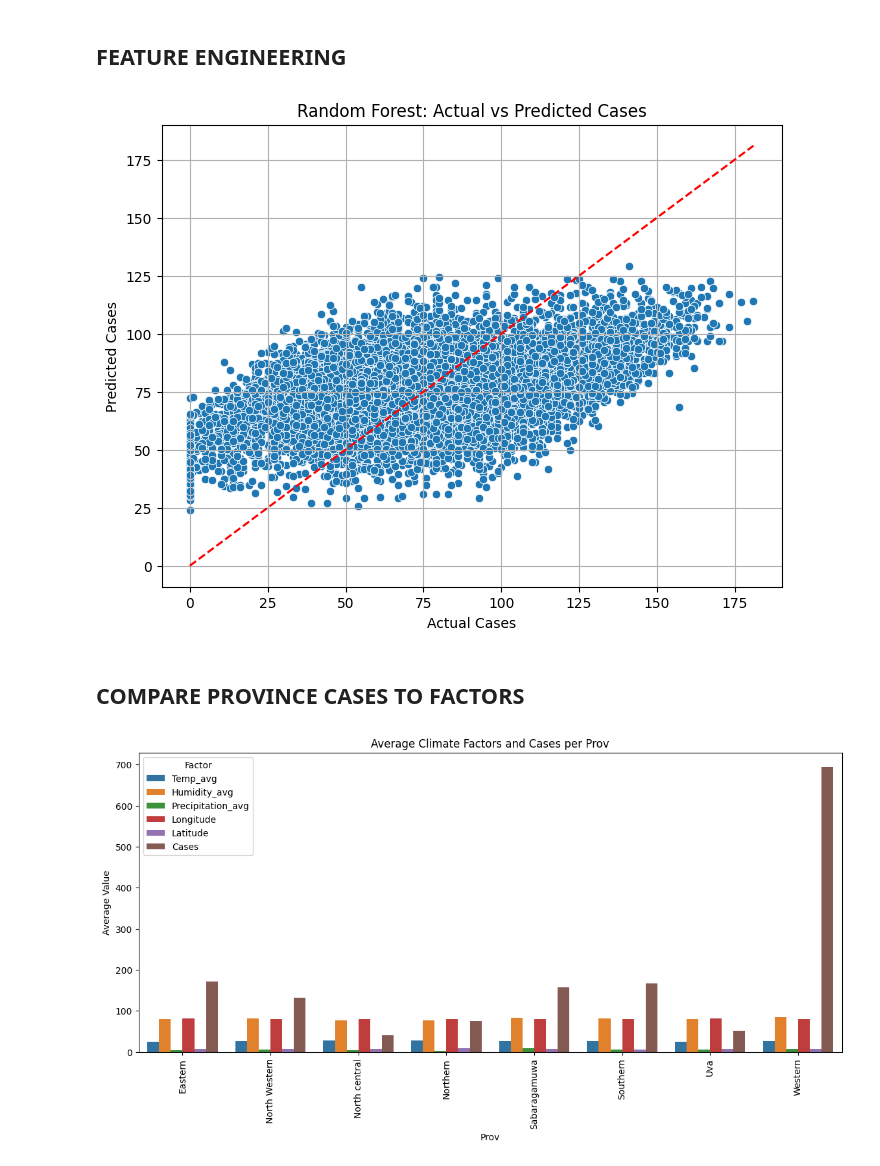
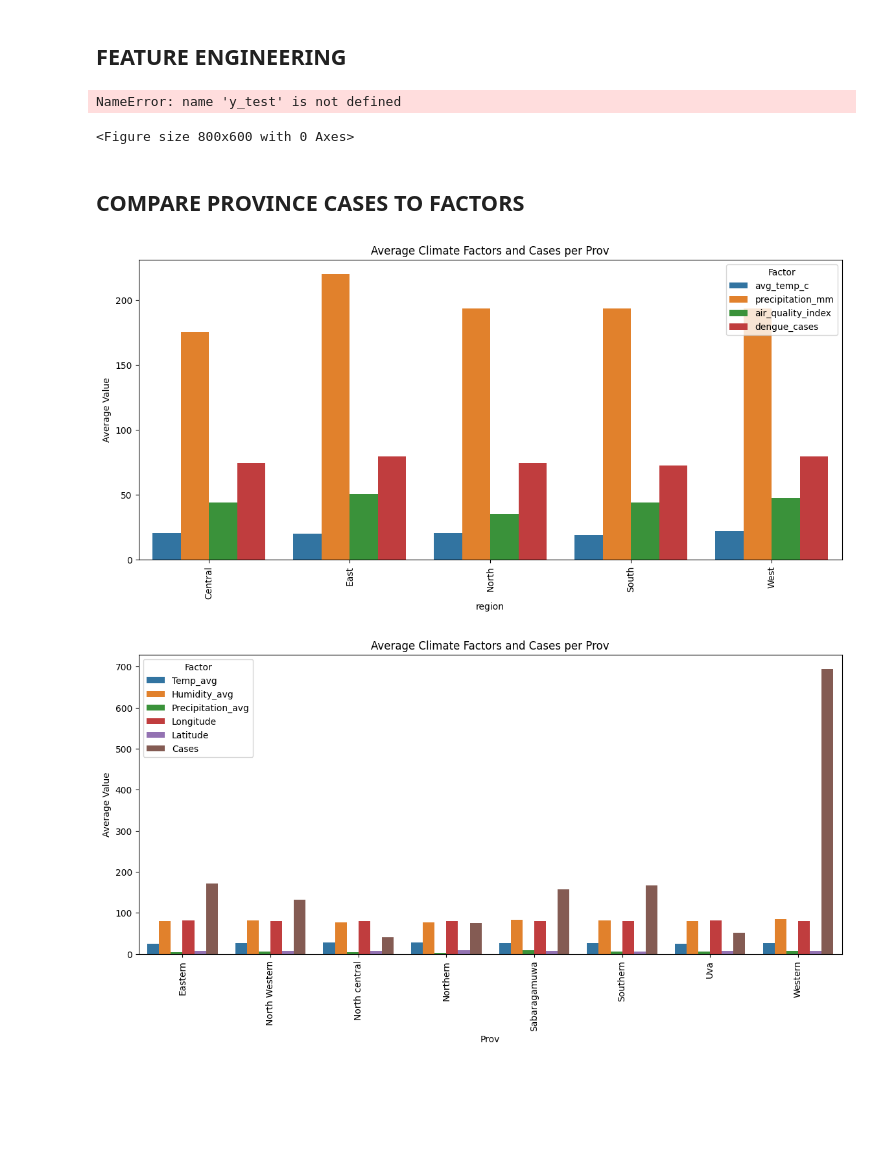
Before and after one commit to Zunuoh/Dengue-Fever-Prediction, a Jupyter notebook: New_Dengue_Prediction.ipynb, the cells around one changed output. Saved outputs shown, nothing was run; the diff lists cells and outputs as text; code cells hidden in the pictures; blank space fills up the shorter version.

Commit message:
Added cases per region and temperature

```diff
--- a/New_Dengue_Prediction.ipynb
+++ b/New_Dengue_Prediction.ipynb
@@ -184,25 +183,28 @@ sns.scatterplot(x=y_test, y=y_pred)
 plt.plot([y_test.min(), y_test.max()], [y_test.min(), y_test.max()], color='red', linestyle='--')  # ideal line
 plt.xlabel("Actual Cases")
 plt.ylabel("Predicted Cases")
-plt.title("Random Forest: Actual vs Predicted Cases")
+plt.title("Actual vs Predicted Cases")
 plt.grid(True)
 plt.show()
 # %% [output]
-[figure, removed]
+NameError: name 'y_test' is not defined
+<Figure size 800x600 with 0 Axes>
 # %% [markdown]
 ## **COMPARE PROVINCE CASES TO FACTORS**
 # %%
-df['Prov'] = df[province_columns].idxmax(axis=1).str.replace('Province_', '')
-factors = df.groupby('Prov')[['Temp_avg', 'Humidity_avg', 'Precipitation_avg', 'Cases']].mean().reset_index()
+df['region'] = df[region_columns].idxmax(axis=1).str.replace('region_', '')
+factors = df.groupby('region')[['avg_temp_c', 'precipitation_mm', 'air_quality_index', 'dengue_cases']].mean().reset_index()
 
 # Plot side-by-side bars
-factors_melted = factors.melt(id_vars='Prov', var_name='Factor', value_name='Average Value')
+factors_melted = factors.melt(id_vars='region', var_name='Factor', value_name='Average Value')
 
 plt.figure(figsize=(14, 6))
-sns.barplot(data=factors_melted, x='Prov', y='Average Value', hue='Factor', palette='viridis')
+sns.barplot(data=factors_melted, x='region', y='Average Value', hue='Factor', palette='tab10')
 plt.title('Average Climate Factors and Cases per Prov')
 plt.xticks(rotation=90)
 plt.show()
+# %% [output]
+[figure, added]
 # %%
 df['Prov'] = df[province_columns].idxmax(axis=1).str.replace('Province_', '')
 factors = df.groupby('Prov')[['Temp_avg', 'Humidity_avg', 'Precipitation_avg', 'Longitude', 'Latitude', 'Cases']].mean().reset_index()
```
Also changed, not shown: parts of 26 cells of this notebook.
